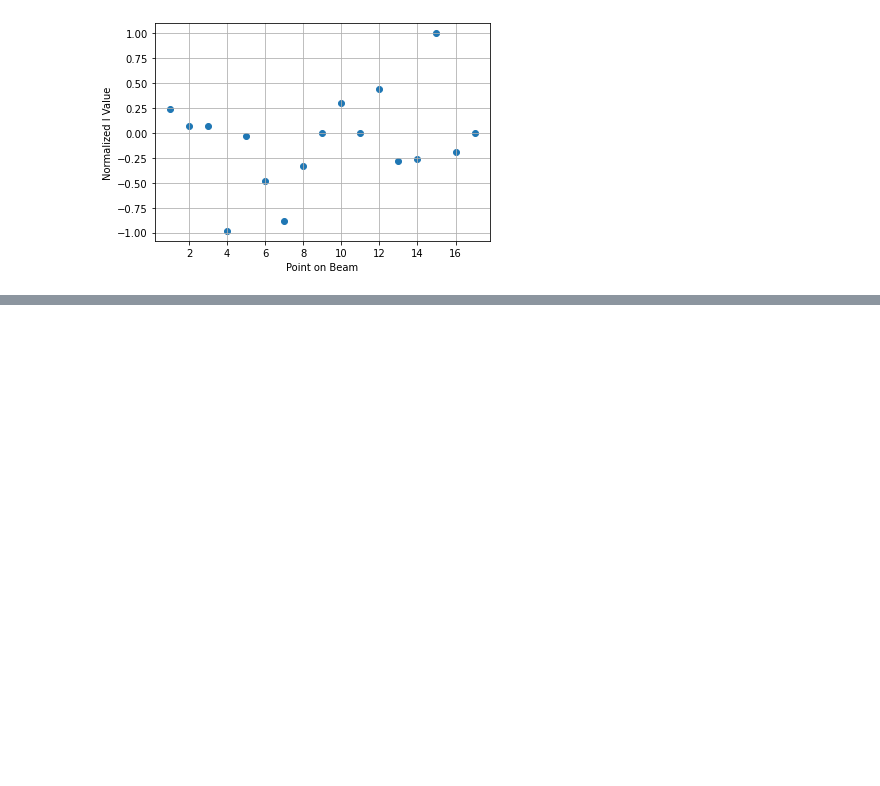
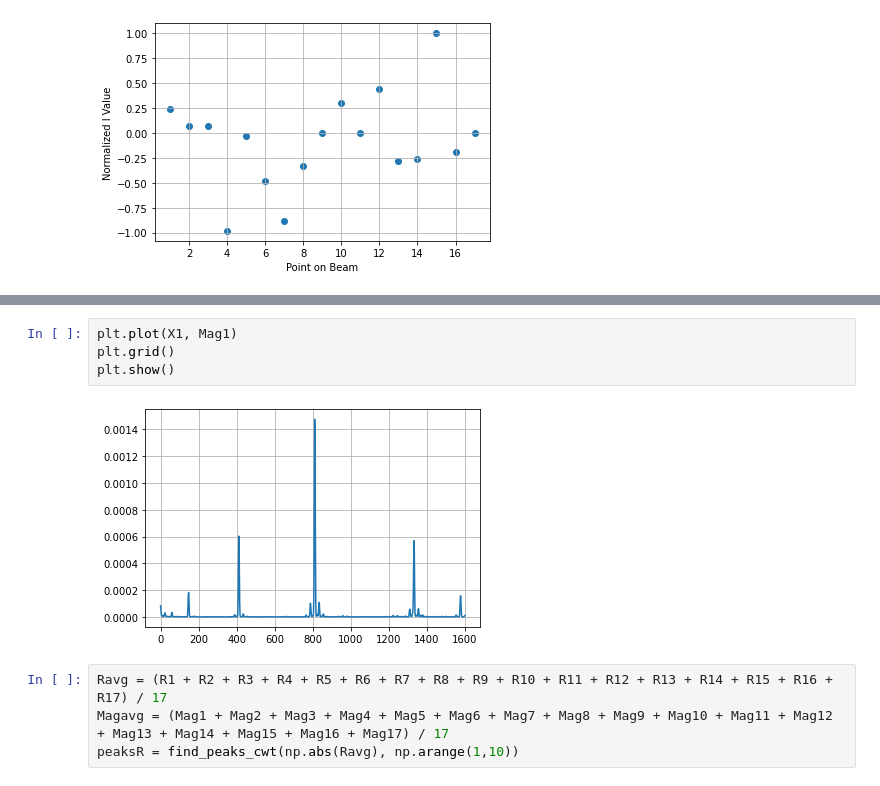
Before and after one commit to shyamthyagarajan/ae461, a Jupyter notebook: Lab 5/Lab 5 Analysis.ipynb, the cells around one changed output, grey strips where cells are left out. Saved outputs shown, nothing was run; the diff lists cells and outputs as text; blank space fills up the shorter version.

```diff
--- a/Lab 5/Lab 5 Analysis.ipynb
+++ b/Lab 5/Lab 5 Analysis.ipynb
@@ -288,0 +295,10 @@ plt.show()
+# %%
+plt.plot(X1, Mag1)
+plt.grid()
+plt.show()
+# %% [output]
+[figure, added]
+# %%
+Ravg = (R1 + R2 + R3 + R4 + R5 + R6 + R7 + R8 + R9 + R10 + R11 + R12 + R13 + R14 + R15 + R16 + R17) / 17
+Magavg = (Mag1 + Mag2 + Mag3 + Mag4 + Mag5 + Mag6 + Mag7 + Mag8 + Mag9 + Mag10 + Mag11 + Mag12 + Mag13 + Mag14 + Mag15 + Mag16 + Mag17) / 17
+peaksR = find_peaks_cwt(np.abs(Ravg), np.arange(1,10))
```
Also changed, not shown: parts of 5 cells of this notebook.
